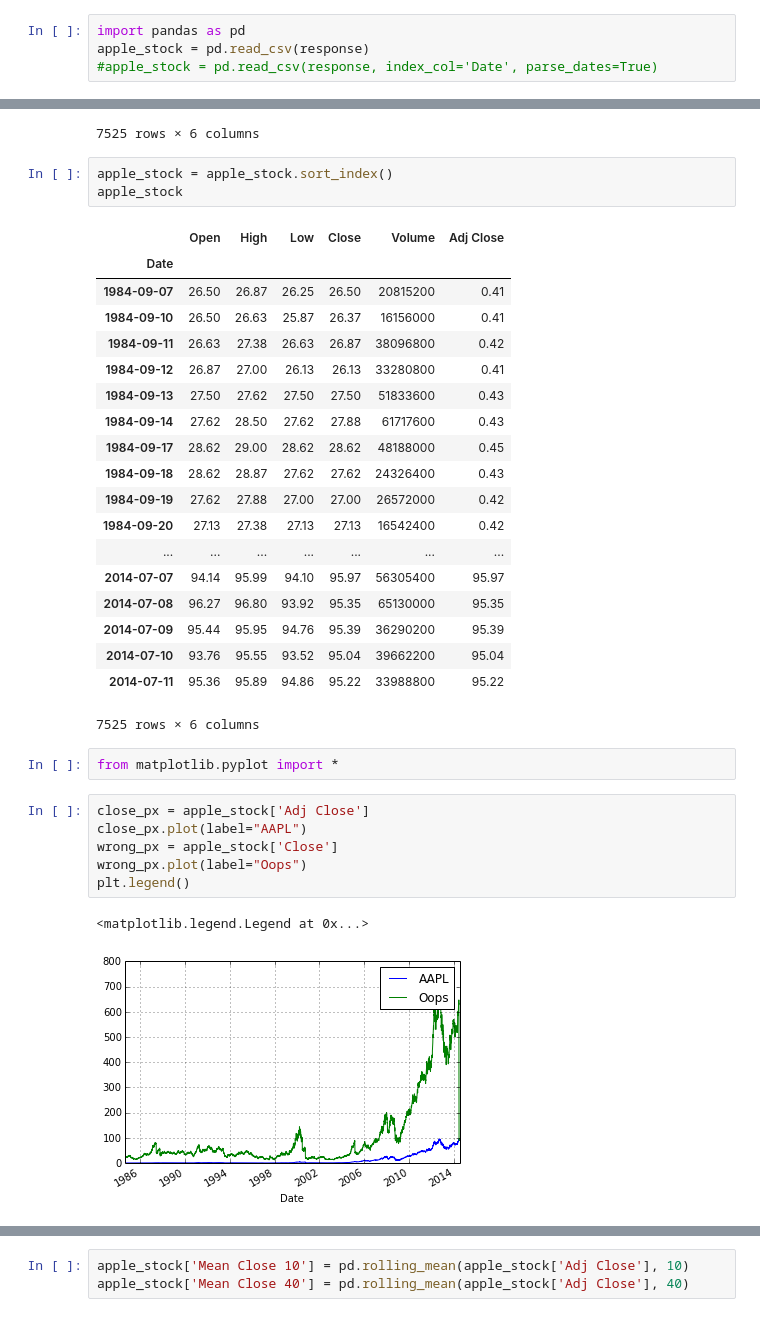
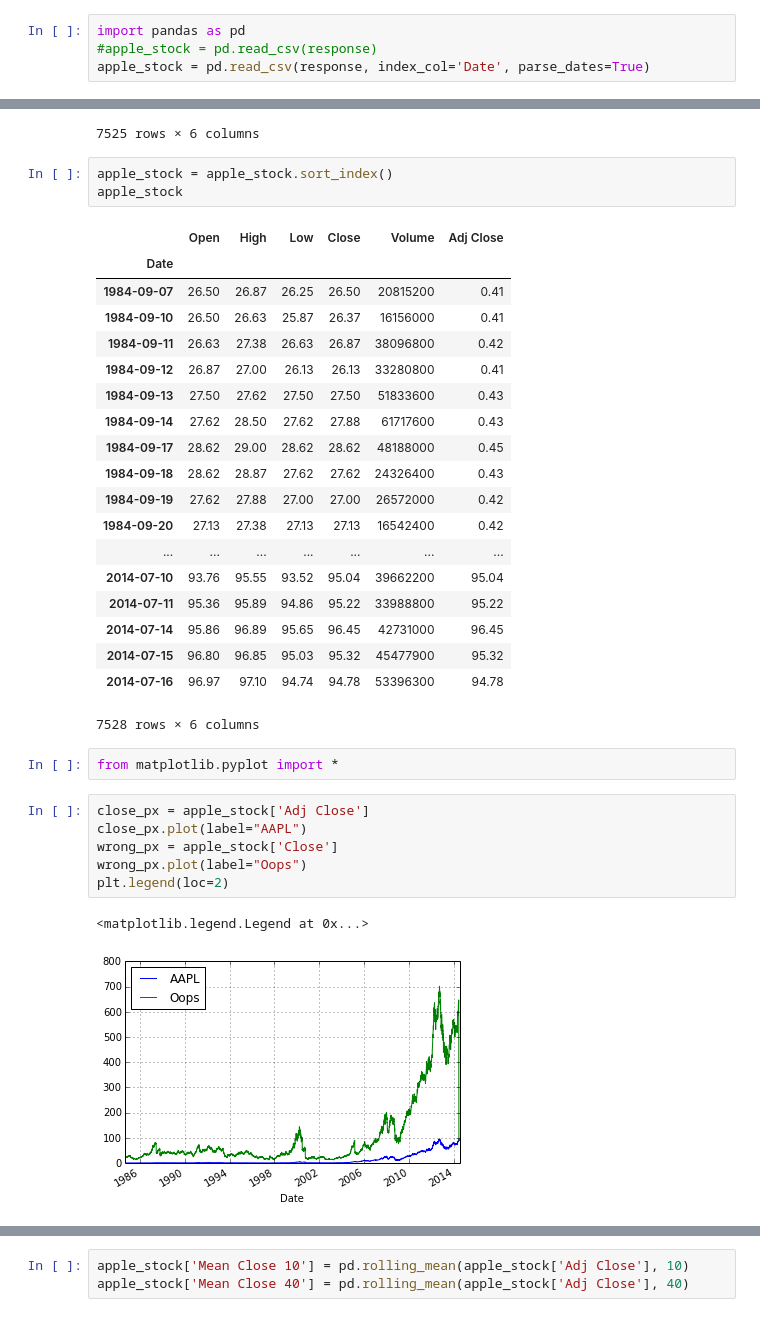
Before and after one commit to ledeprogram/courses, a Jupyter notebook: platforms/Financial Time Series.ipynb, the cells around one changed output, grey strips where cells are left out. Drawn from its saved outputs; the diff is of its cells as text.

```diff
--- a/platforms/Financial Time Series.ipynb
+++ b/platforms/Financial Time Series.ipynb
@@ -13,5 +13,5 @@ response = urllib2.urlopen(url)
 Let's put this in a dataframe because that's cool.
 # %%
 import pandas as pd
-apple_stock = pd.read_csv(response)
-#apple_stock = pd.read_csv(response, index_col='Date', parse_dates=True)
+#apple_stock = pd.read_csv(response)
+apple_stock = pd.read_csv(response, index_col='Date', parse_dates=True)
@@ -56,20 +78,20 @@ apple_stock
 | 1984-09-19 | 27.62 | 27.88 | 27.00 | 27.00 | 26572000 | 0.42 |
 | 1984-09-20 | 27.13 | 27.38 | 27.13 | 27.13 | 16542400 | 0.42 |
 | ... | ... | ... | ... | ... | ... | ... |
-| 2014-07-07 | 94.14 | 95.99 | 94.10 | 95.97 | 56305400 | 95.97 |
-| 2014-07-08 | 96.27 | 96.80 | 93.92 | 95.35 | 65130000 | 95.35 |
-| 2014-07-09 | 95.44 | 95.95 | 94.76 | 95.39 | 36290200 | 95.39 |
 | 2014-07-10 | 93.76 | 95.55 | 93.52 | 95.04 | 39662200 | 95.04 |
 | 2014-07-11 | 95.36 | 95.89 | 94.86 | 95.22 | 33988800 | 95.22 |
+| 2014-07-14 | 95.86 | 96.89 | 95.65 | 96.45 | 42731000 | 96.45 |
+| 2014-07-15 | 96.80 | 96.85 | 95.03 | 95.32 | 45477900 | 95.32 |
+| 2014-07-16 | 96.97 | 97.10 | 94.74 | 94.78 | 53396300 | 94.78 |
-7525 rows × 6 columns
+7528 rows × 6 columns
 # %%
 from matplotlib.pyplot import *
 # %%
 close_px = apple_stock['Adj Close']
 close_px.plot(label="AAPL")
 wrong_px = apple_stock['Close']
 wrong_px.plot(label="Oops")
-plt.legend()
+plt.legend(loc=2)
 # %% [output]
 <matplotlib.legend.Legend at 0x...>
-[figure, old version]
+[figure, new version]
```
Also changed, not shown: parts of 12 cells of this notebook.
